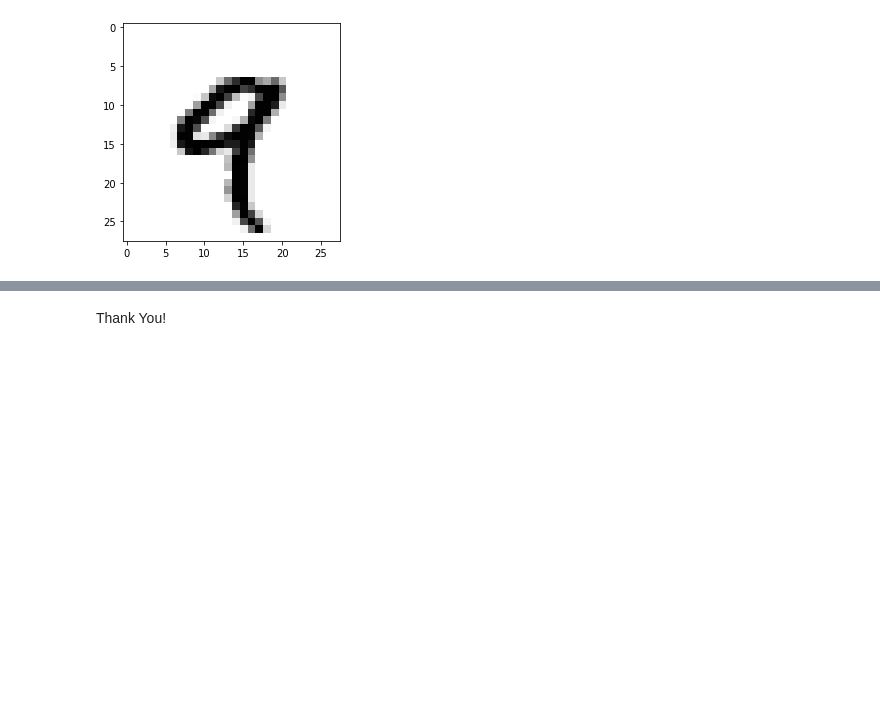
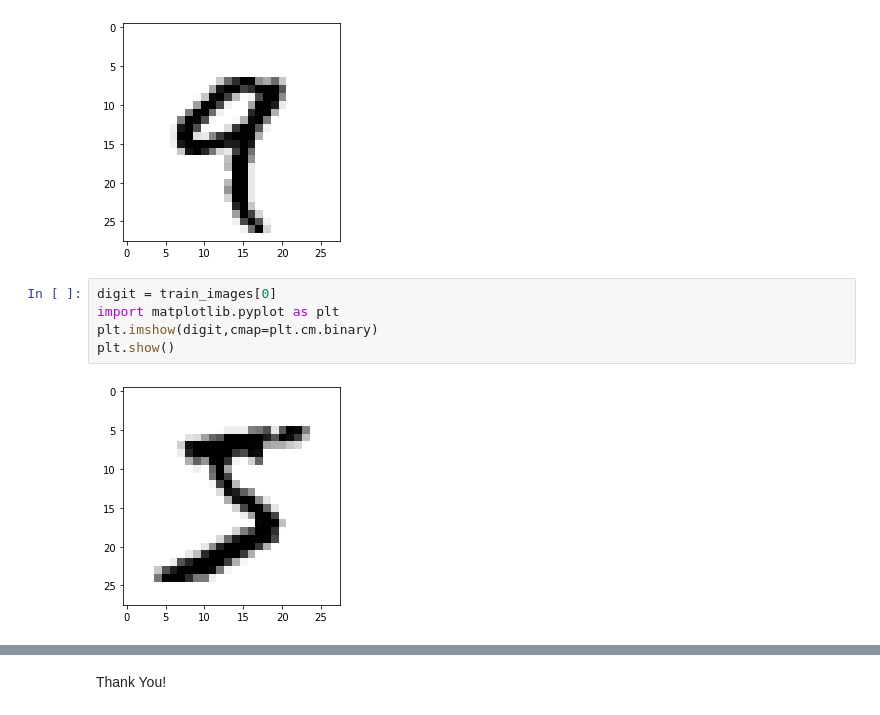
Before and after one commit to adilshera/DeepLearning_Projects, a Jupyter notebook: MNIS-Project/MNIST_Project.ipynb, the cells around one changed output, grey strips where cells are left out. Cells and saved outputs as stored; diff of their text form; blank space fills up the shorter version.

```diff
--- a/MNIS-Project/MNIST_Project.ipynb
+++ b/MNIS-Project/MNIST_Project.ipynb
@@ -206,3 +297,10 @@ plt.imshow(digit,cmap=plt.cm.binary)
 plt.show()
 # %% [output]
 [figure]
+# %%
+digit = train_images[0]
+import matplotlib.pyplot as plt
+plt.imshow(digit,cmap=plt.cm.binary)
+plt.show()
+# %% [output]
+[figure, added]
```
Also changed, not shown: parts of 33 cells of this notebook.
